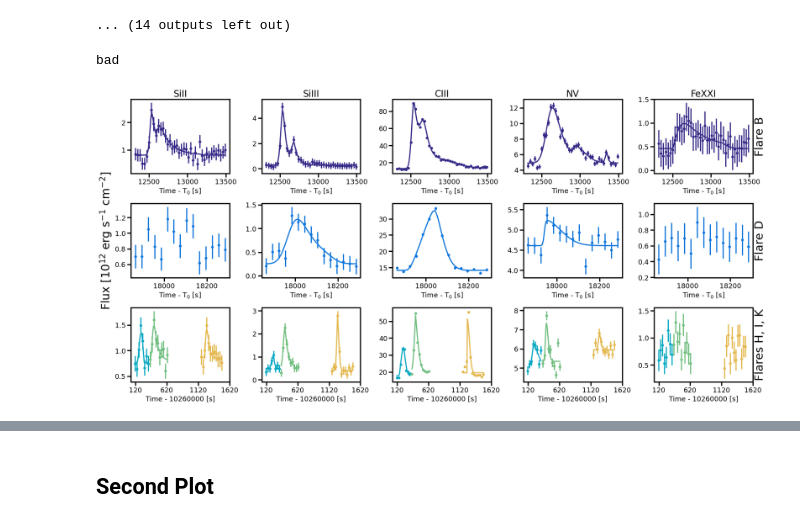
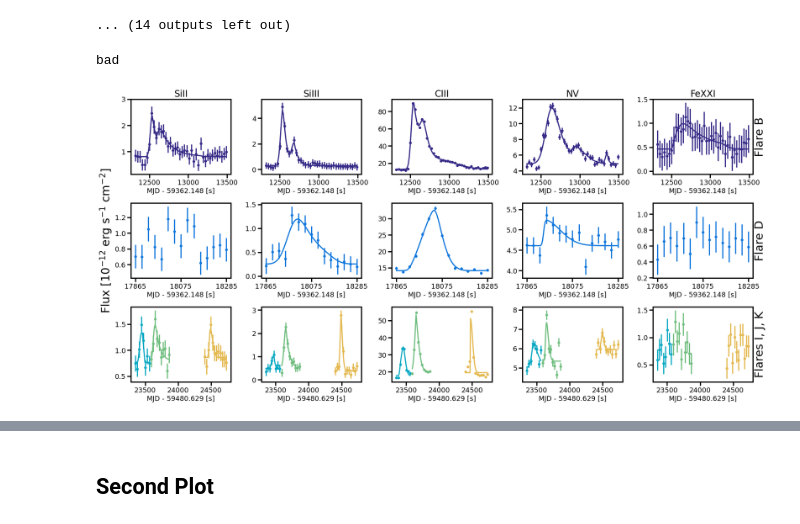
Before and after one commit to afeinstein20/cos_flares, a Jupyter notebook: notebooks/flare_analysis.ipynb, the cells around one changed output, grey strips where cells are left out. Cells and saved outputs as stored; diff of their text form; code cells hidden in the pictures.

```diff
--- a/notebooks/flare_analysis.ipynb
+++ b/notebooks/flare_analysis.ipynb
@@ -791,7 +794,7 @@ energies = []
 durations = []
 
 xy = ax7.twinx()
-xy.set_ylabel('Flares H, I, K', fontsize=30)
+xy.set_ylabel('Flares I, J, K', fontsize=30)
 xy.set_yticks([])
 
 xy = ax77.twinx()
@@ -830,12 +833,15 @@ for n in range(len(fmodels_25)+1):
 
             bigax[i].set_title(ions[i], fontsize=24)
 
+            if i == 0:
+                bigax[i].set_yticks([1,2,3])
+
             if i == 3:
                 bigax[i].set_title('NV', fontsize=24)
 
             bigax[i].set_xticks([12500, 13000, 13500])
 
-            bigax[i].set_xlabel('Time - T$_0$ [s]')
+            bigax[i].set_xlabel('MJD - 59362.148 [s]')
             bigax[i].set_rasterized(True)
 
 
@@ -848,10 +854,12 @@ for n in range(len(fmodels_25)+1):
         else:
             if n == 1:
                 xx = dax
+                toffset=0
             else:
                 xx = faxes
+                toffset=fwc.time[402].value
 
-            xx[i].errorbar(fwc.time[mask].value,
+            xx[i].errorbar(fwc.time[mask].value-toffset,
                               fwc.width_table[ions[i]][mask]/1e-12,
                               yerr=fwc.error_table[ions[i]][mask]/1e-12/3,
                               c=ion_colors[x], linestyle='', lw=3, marker='o')
@@ -862,46 +870,55 @@ for n in range(len(fmodels_25)+1):
                         print('bad')
                         pass
                     else:
-                        xx[i].plot(fmodels_25[n-1][i][0],
+                        xx[i].plot(fmodels_25[n-1][i][0]-toffset,
                                       fmodels_25[n-1][i][-1].best_fit,#/1e12,
                                       c=ion_colors[x], lw=3)
                         fm = fmodels_25[n-1][i][-1].best_fit#/1e12
                 else:
-                    xx[i].plot(fmodels_25[n-1][i][0],
+                    xx[i].plot(fmodels_25[n-1][i][0]-toffset,
                                   fmodels_25[n-1][i][-1].best_fit*10,#/1e11,
                                   c=ion_colors[x], lw=3)
                     fm = fmodels_25[n-1][i][-1].best_fit*10#/1e11
 
 
             zeroed = fm - np.nanmin(fm)
             e = np.trapz(zeroed*units.erg/units.s/units.cm**2,
                           x=fmodels_25[n-1][i][0]*units.s)*4*np.pi*distance**2
 
             _,d = fwc.measure_flare_params(qmask=qmask, fmask=mask, d=distance,
                                            flux=fwc.width_table[ions[i]])
-            if n > 1:
-                xx[i].set_xticks(np.array([10260120, 10260620, 10261120, 10261620]))
-                xx[i].set_xticklabels(np.array([10260120, 10260620, 10261120, 10261620])-10260000)
-                xx[i].set_xlabel('Time - 10260000 [s]')
-                xx[i].set_rasterized(True)
-            else:
-                xx[i].set_xlabel('Time - T$_0$ [s]')
+            #if n > 1:
+            #    xx[i].set_xticks(np.array([10260120, 10260620, 10261120, 10261620]))
+            #    xx[i].set_xticklabels(np.array([10260120, 10260620, 10261120, 10261620])-10260000)
+
+
+            if n == 2:# and i == 2:
+                xx[i].set_xlabel('MJD - 59480.629 [s]')
+            if n == 1:# and i == 2:
+                xx[i].set_xlabel('MJD - 59362.148 [s]')
+                xx[i].set_xticks(np.linspace(fmodels_25[n-1][i][0][0]-toffset,
+                                         fmodels_25[n-1][i][0][-1]-toffset,3))
+            #else:
+            #    xx[i].set_xlabel('MJD - 9362.148 [s]')
+            xx[i].set_rasterized(True)
+
+
 
         tempe.append(e.value)
         tempd.append(d.value)
 
 
     x += 1
     energies.append(tempe)
     durations.append(tempd)
 
 
-ax11.set_ylabel('Flux [10$^{12}$ erg s$^{-1}$ cm$^{-2}$]', fontsize=30)
+ax11.set_ylabel('Flux [10$^{-12}$ erg s$^{-1}$ cm$^{-2}$]', fontsize=30)
 
 
 plt.subplots_adjust(wspace=0.)
 plt.savefig('/Users/arcticfox/Documents/AUMic/paper/models.pdf', rasterize=True,
             dpi=300, bbox_inches='tight')#, transparent=True)
 # %% [output]
 bad
-[figure, old version]
+[figure, new version]
```
Also changed, not shown: parts of 16 cells of this notebook, 15 other files.
